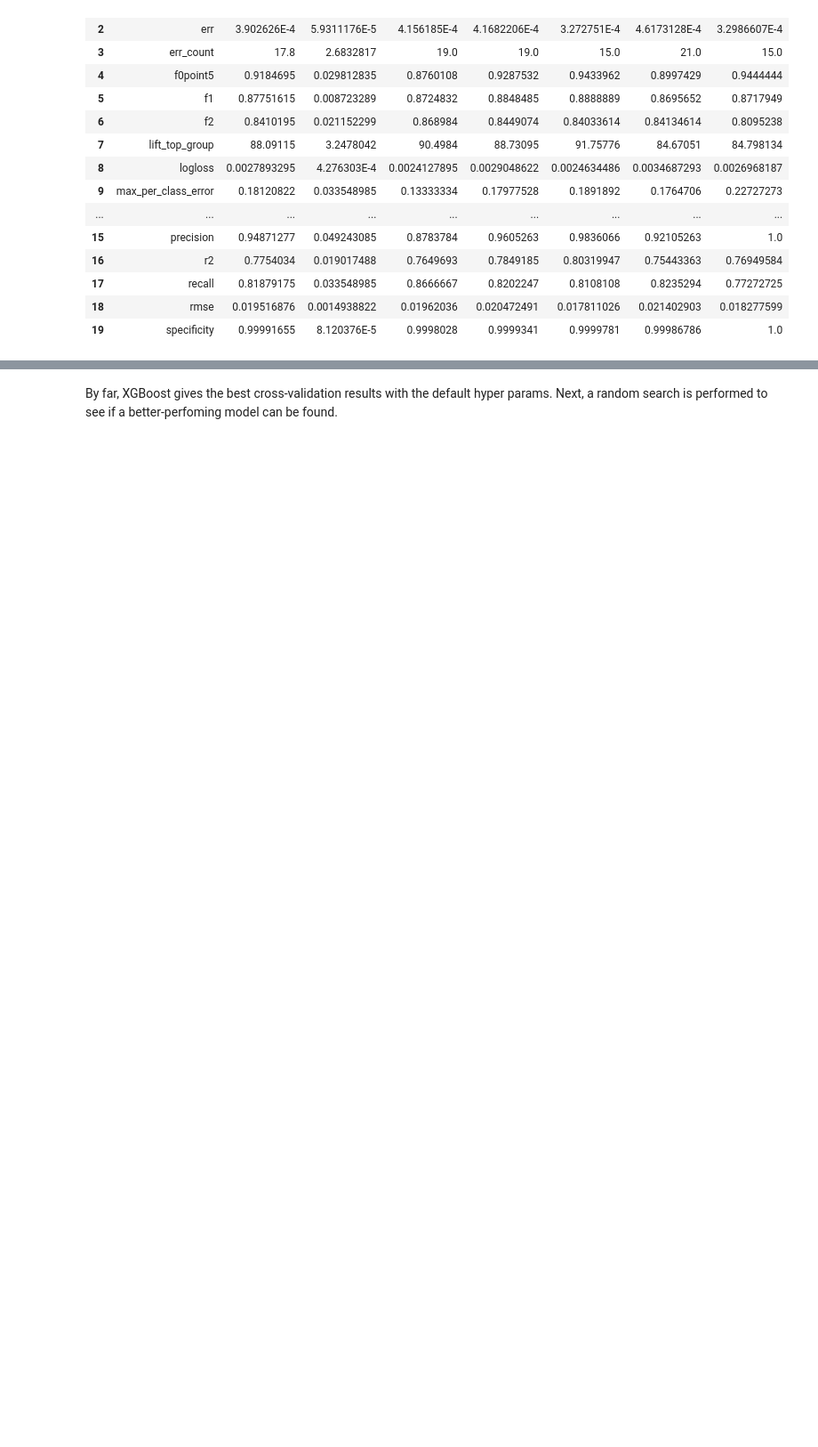
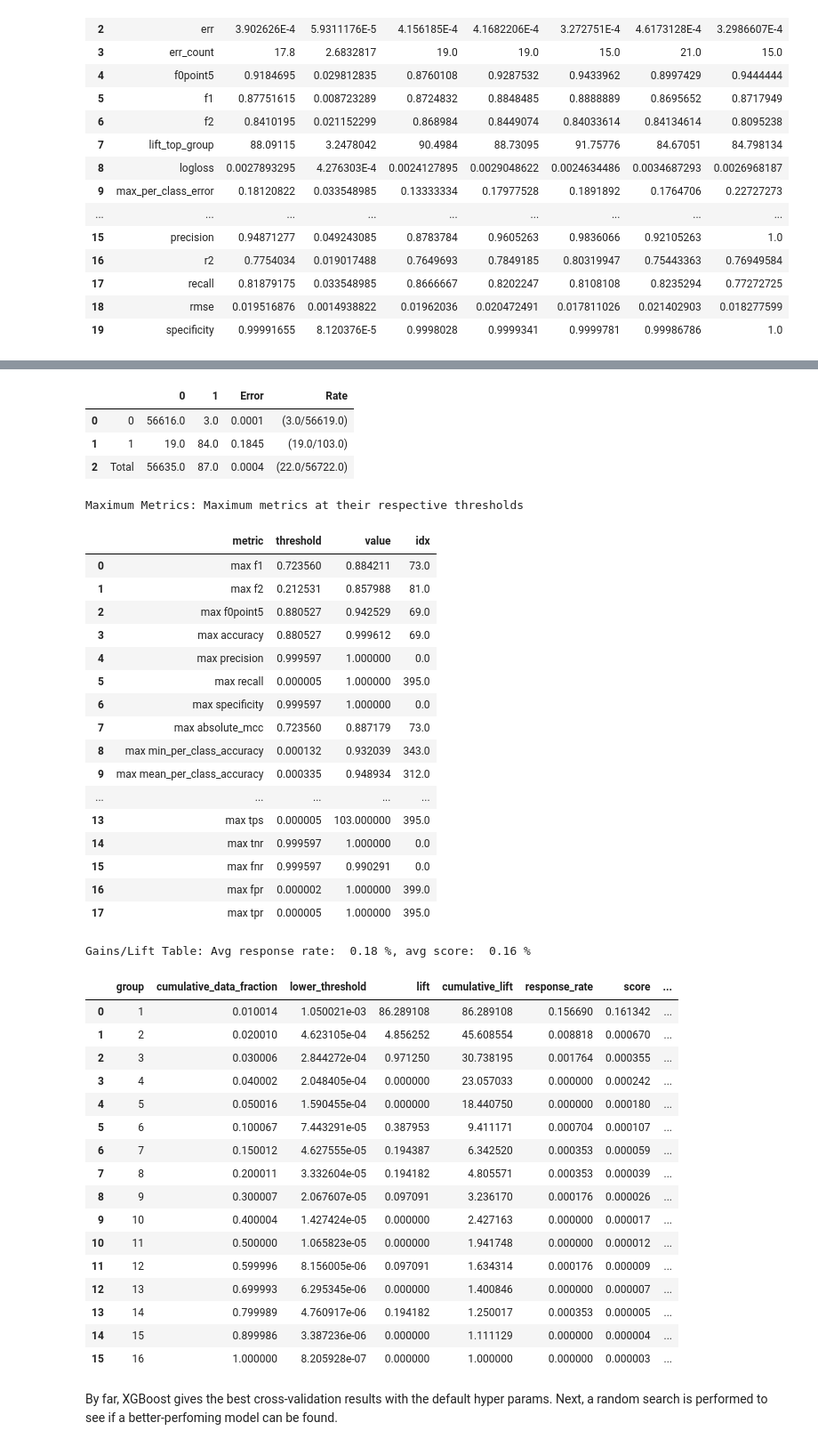
Before and after one commit to Realvincentyuan/Machine_Learning_Lab, a Jupyter notebook: creditcard-fraud-prediction.ipynb, the cells around one changed output, grey strips where cells are left out. Shown at 89% size. Cells and saved outputs as stored; diff of their text form; code cells hidden in the pictures; blank space fills up the shorter version.

```diff
--- a/creditcard-fraud-prediction.ipynb
+++ b/creditcard-fraud-prediction.ipynb
@@ -755,6 +352,8 @@ xgb_cv_perf = xgb_cv.model_performance(test_frame)
 
 print(f"F1 score of cross-validation: {xgb_cv_perf.F1()}")
 print(f"auc of cross-validation: {xgb_cv_perf.auc()}")
+
+xgb_cv_perf
 # %% [output]
 F1 score of cross-validation: [[0.7235603332519531, 0.8842105263157896]]
 auc of cross-validation: 0.9719653956774948
@@ -761,2 +373,42 @@ auc of cross-validation: 0.9719653956774948
+|  |  | 0 | 1 | Error | Rate |
+| 0 | 0 | 56616.0 | 3.0 | 0.0001 | (3.0/56619.0) |
+| 1 | 1 | 19.0 | 84.0 | 0.1845 | (19.0/103.0) |
+| 2 | Total | 56635.0 | 87.0 | 0.0004 | (22.0/56722.0) |
+Maximum Metrics: Maximum metrics at their respective thresholds
+|  | metric | threshold | value | idx |
+| 0 | max f1 | 0.723560 | 0.884211 | 73.0 |
+| 1 | max f2 | 0.212531 | 0.857988 | 81.0 |
+| 2 | max f0point5 | 0.880527 | 0.942529 | 69.0 |
+| 3 | max accuracy | 0.880527 | 0.999612 | 69.0 |
+| 4 | max precision | 0.999597 | 1.000000 | 0.0 |
+| 5 | max recall | 0.000005 | 1.000000 | 395.0 |
+| 6 | max specificity | 0.999597 | 1.000000 | 0.0 |
+| 7 | max absolute_mcc | 0.723560 | 0.887179 | 73.0 |
+| 8 | max min_per_class_accuracy | 0.000132 | 0.932039 | 343.0 |
+| 9 | max mean_per_class_accuracy | 0.000335 | 0.948934 | 312.0 |
+| ... | ... | ... | ... | ... |
+| 13 | max tps | 0.000005 | 103.000000 | 395.0 |
+| 14 | max tnr | 0.999597 | 1.000000 | 0.0 |
+| 15 | max fnr | 0.999597 | 0.990291 | 0.0 |
+| 16 | max fpr | 0.000002 | 1.000000 | 399.0 |
+| 17 | max tpr | 0.000005 | 1.000000 | 395.0 |
+Gains/Lift Table: Avg response rate:  0.18 %, avg score:  0.16 %
+|  | group | cumulative_data_fraction | lower_threshold | lift | cumulative_lift | response_rate | score | ... |
+| 0 | 1 | 0.010014 | 1.050021e-03 | 86.289108 | 86.289108 | 0.156690 | 0.161342 | ... |
+| 1 | 2 | 0.020010 | 4.623105e-04 | 4.856252 | 45.608554 | 0.008818 | 0.000670 | ... |
+| 2 | 3 | 0.030006 | 2.844272e-04 | 0.971250 | 30.738195 | 0.001764 | 0.000355 | ... |
+| 3 | 4 | 0.040002 | 2.048405e-04 | 0.000000 | 23.057033 | 0.000000 | 0.000242 | ... |
+| 4 | 5 | 0.050016 | 1.590455e-04 | 0.000000 | 18.440750 | 0.000000 | 0.000180 | ... |
+| 5 | 6 | 0.100067 | 7.443291e-05 | 0.387953 | 9.411171 | 0.000704 | 0.000107 | ... |
+| 6 | 7 | 0.150012 | 4.627555e-05 | 0.194387 | 6.342520 | 0.000353 | 0.000059 | ... |
+| 7 | 8 | 0.200011 | 3.332604e-05 | 0.194182 | 4.805571 | 0.000353 | 0.000039 | ... |
+| 8 | 9 | 0.300007 | 2.067607e-05 | 0.097091 | 3.236170 | 0.000176 | 0.000026 | ... |
+| 9 | 10 | 0.400004 | 1.427424e-05 | 0.000000 | 2.427163 | 0.000000 | 0.000017 | ... |
+| 10 | 11 | 0.500000 | 1.065823e-05 | 0.000000 | 1.941748 | 0.000000 | 0.000012 | ... |
+| 11 | 12 | 0.599996 | 8.156005e-06 | 0.097091 | 1.634314 | 0.000176 | 0.000009 | ... |
+| 12 | 13 | 0.699993 | 6.295345e-06 | 0.000000 | 1.400846 | 0.000000 | 0.000007 | ... |
+| 13 | 14 | 0.799989 | 4.760917e-06 | 0.194182 | 1.250017 | 0.000353 | 0.000005 | ... |
+| 14 | 15 | 0.899986 | 3.387236e-06 | 0.000000 | 1.111129 | 0.000000 | 0.000004 | ... |
+| 15 | 16 | 1.000000 | 8.205928e-07 | 0.000000 | 1.000000 | 0.000000 | 0.000003 | ... |
 # %% [markdown]
 By far, XGBoost gives the best cross-validation results with the default hyper params. Next, a random search is performed to see if a better-perfoming model can be found.
```
Also changed, not shown: parts of 81 cells of this notebook.
